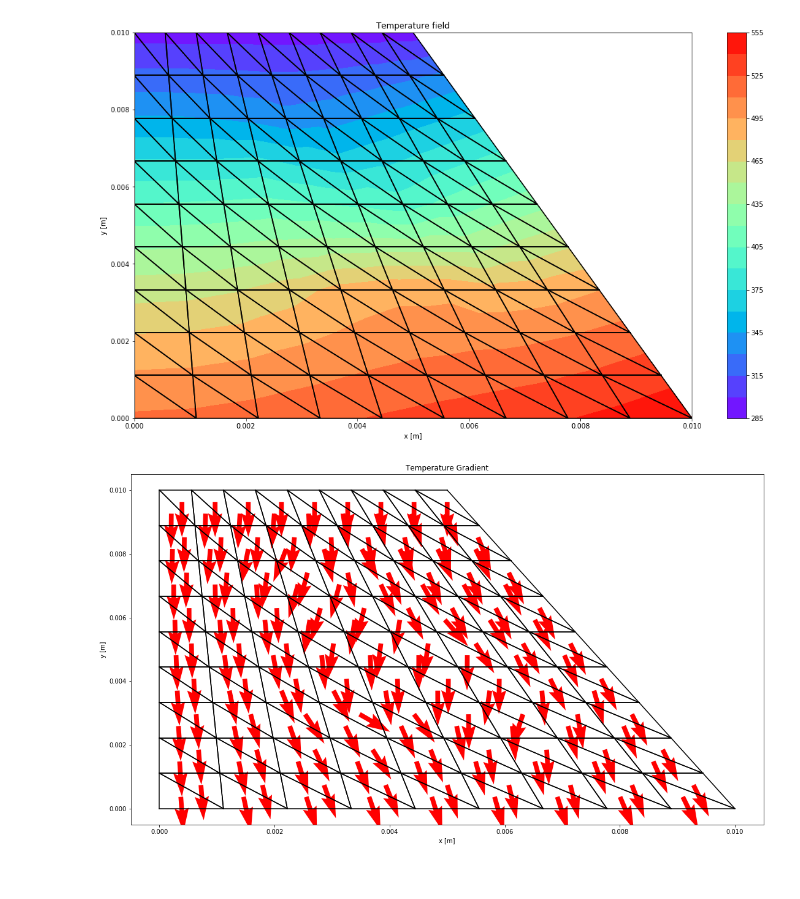
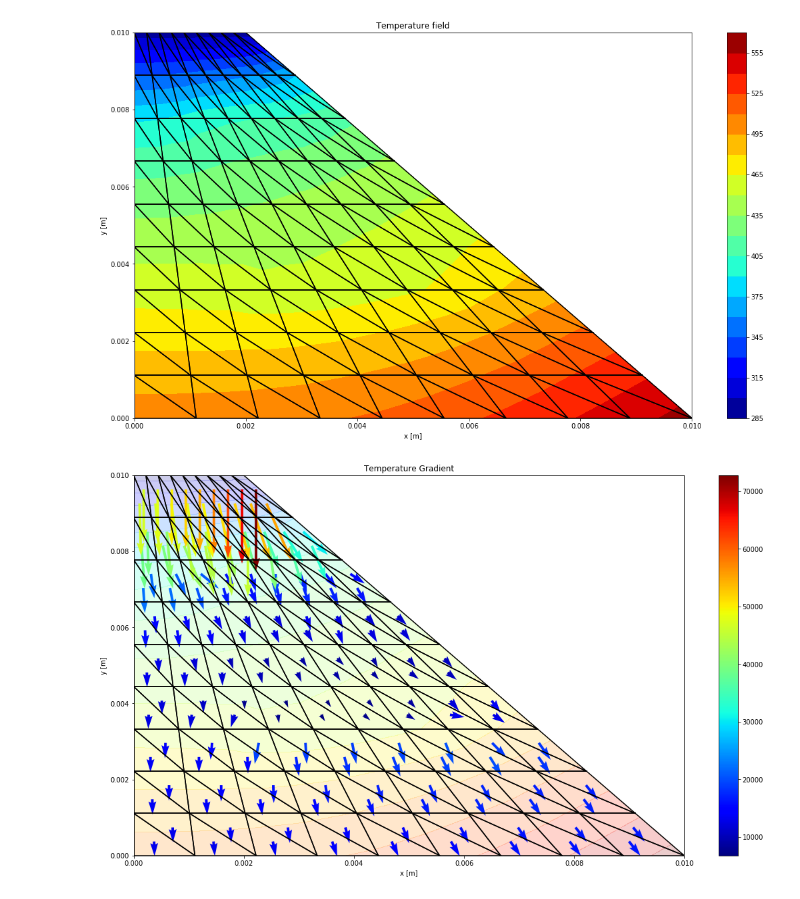
Before and after one commit to GenosW/NSSC2, a Jupyter notebook: exercise4/Ex4 _V1.ipynb, the cells around one changed output. Cells and saved outputs as stored; diff of their text form; code cells hidden in the pictures.

Commit message:
made nice plots

```diff
--- a/exercise4/Ex4 _V1.ipynb
+++ b/exercise4/Ex4 _V1.ipynb
@@ -75,7 +75,7 @@ class Mesh:
         ax.set_title('Temperature field')
         ax.set_xlabel('x [m]')
         ax.set_ylabel('y [m]')
-        cp = plt.tricontourf(self.coords[0],self.coords[1],np.squeeze(self.T),20,cmap='rainbow')
+        cp = plt.tricontourf(self.coords[0],self.coords[1],np.squeeze(self.T),20,cmap='jet')
         fig.colorbar(cp)
 
 
@@ -91,9 +91,20 @@ class Mesh:
     def plotTemperatureGradient(self):
         fig,ax=plt.subplots(1,1)
         self.drawMesh(False)
+        plt.tricontourf(self.coords[0],self.coords[1],np.squeeze(self.T),20,cmap='jet',alpha=0.2)
+        x = []
+        y = []
+        u = []
+        v = []
+        M = []
         for e in self.elements:
-            image = plt.quiver(e.center[0],e.center[1],e.tempGrad[0],e.tempGrad[1],np.sqrt(e.tempGrad[0]*e.tempGrad[0]+e.tempGrad[1]*e.tempGrad[1]),cmap='hsv')
-        #fig.colorbar(image)
+            x.append(e.center[0])
+            y.append(e.center[1])
+            u.append(e.tempGrad[0])
+            v.append(e.tempGrad[1])
+            M.append(np.sqrt(e.tempGrad[0]*e.tempGrad[0]+e.tempGrad[1]*e.tempGrad[1]))
+        image = plt.quiver(x,y,u,v,M,cmap=plt.cm.jet)
+        plt.colorbar(image, cmap=plt.cm.jet)
         fig.set_size_inches(18.5, 10.5, forward=True)
         ax.set_title('Temperature Gradient')
         ax.set_xlabel('x [m]')
@@ -102,9 +113,20 @@ class Mesh:
     def plotFlux(self):
         fig,ax=plt.subplots(1,1)
         self.drawMesh(False)
+        plt.tricontourf(self.coords[0],self.coords[1],np.squeeze(self.T),20,cmap='jet',alpha=0.2)
+        x = []
+        y = []
+        u = []
+        v = []
+        M = []
         for e in self.elements:
-            image = plt.quiver(e.center[0],e.center[1],e.flux[0],e.flux[1],np.sqrt(e.flux[0]*e.flux[0]+e.flux[1]*e.flux[1]),cmap='rainbow')
-        fig.colorbar(image)
+            x.append(e.center[0])
+            y.append(e.center[1])
+            u.append(e.flux[0])
+            v.append(e.flux[1])
+            M.append(np.sqrt(e.flux[0]*e.flux[0]+e.flux[1]*e.flux[1]))
+        image = plt.quiver(x,y,u,v,M,cmap=plt.cm.jet)
+        plt.colorbar(image, cmap=plt.cm.jet)
         fig.set_size_inches(18.5, 10.5, forward=True)
         ax.set_title('Flux')
         ax.set_xlabel('x [m]')
@@ -243,33 +265,37 @@ T = np.ones((n*n,1))*(-1)
 for i in np.linspace(90,99,10,dtype=int):
     T[i] = dirichletT
 
 # Load vector
 P = np.zeros((n*n,1))
 qPerArea = q*(L/(n-1)*hz)
 for i in range(10):
     P[i] = qPerArea
 P[0] = qPerArea/2
 P[9] = qPerArea/2
 
-Tri = Triangulation(L,n-1,n-1,k,hz,4,0.5,0.1)
+# about the parameters for Triangulation: (L... length of domain, n-1... how many elements in x and y direction
+#                                          k... k, hz... element thickness, mode... 0=base mode / 1=trpezoidal
+#                                          2=bias / 4=different k, how much upper edge gets distorted in trapezoidal
+#                                          can also be used for other modes, scale factor for k in mode 4)
+Tri = Triangulation(L,n-1,n-1,k,hz,4,0.2,5)
 mesh = Tri.createTriangulation()
 H = mesh.assembleH()
 
 # System of equations
 T[0:90] = np.linalg.solve(H[0:90,0:90], P[0:90]-H[0:90,90:100].dot(T[90:100]))
 P[90:100] = H[90:100,0:90].dot(T[0:90]) + H[90:100,90:100].dot(T[90:100])
 mesh.storeT(T)
 
 # plot contour
 mesh.plotTemperatureField()
 
 # plot gradient
 mesh.calculateTempGradient()
 mesh.plotTemperatureGradient()
 mesh.calculateFlux()
 mesh.plotFlux()
 
 print_HTP(H,T,P,'BaseVersion.txt')
 # %% [output]
-[figure, old version]
+[figure, new version]
-[figure, old version]
+[figure, new version]
```
Also changed, not shown: parts of 5 cells of this notebook, 1 other file.
